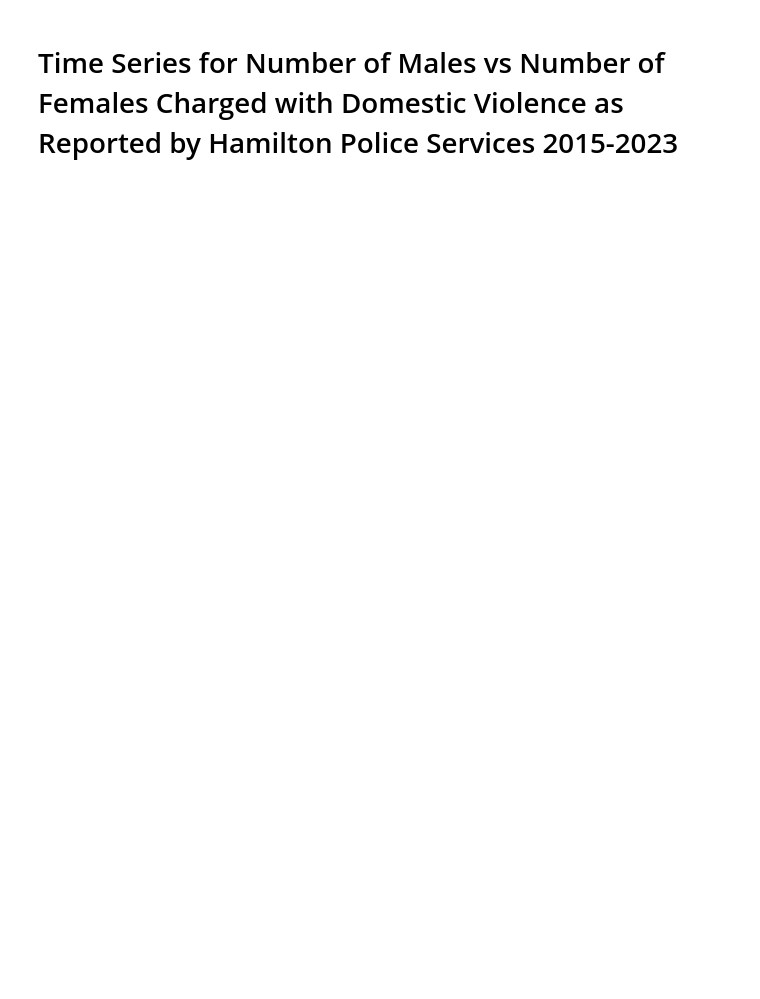
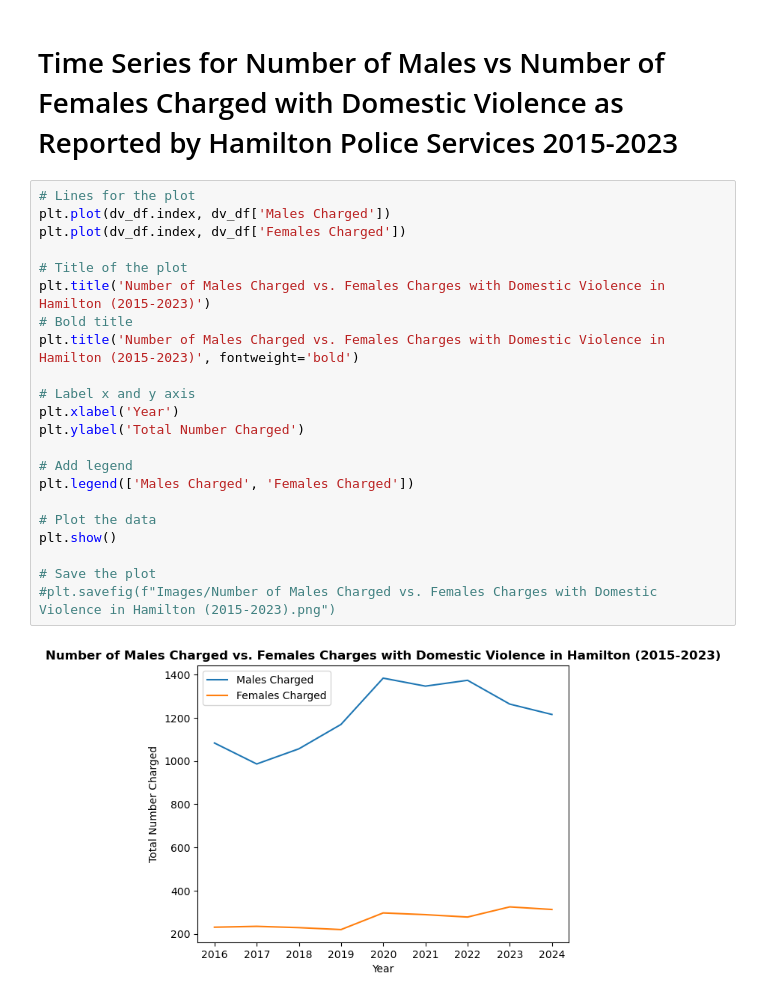
Before and after one commit to keyanap/YWCA-Gender-Based-Safety-Audit, a Jupyter notebook: DV_HPS_Time_Series.ipynb, the cells around one changed output. Drawn from its saved outputs; the diff is of its cells as text; blank space fills up the shorter version.

```diff
--- a/DV_HPS_Time_Series.ipynb
+++ b/DV_HPS_Time_Series.ipynb
@@ -100,2 +100,26 @@ plt.show()
 # %% [markdown]
 # Time Series for Number of Males vs Number of Females Charged with Domestic Violence as Reported by Hamilton Police Services 2015-2023
+# %%
+# Lines for the plot
+plt.plot(dv_df.index, dv_df['Males Charged'])
+plt.plot(dv_df.index, dv_df['Females Charged'])
+
+# Title of the plot
+plt.title('Number of Males Charged vs. Females Charges with Domestic Violence in Hamilton (2015-2023)')
+# Bold title
+plt.title('Number of Males Charged vs. Females Charges with Domestic Violence in Hamilton (2015-2023)', fontweight='bold')
+
+# Label x and y axis
+plt.xlabel('Year')
+plt.ylabel('Total Number Charged')
+
+# Add legend
+plt.legend(['Males Charged', 'Females Charged'])
+
+# Plot the data
+plt.show()
+
+# Save the plot
+#plt.savefig(f"Images/Number of Males Charged vs. Females Charges with Domestic Violence in Hamilton (2015-2023).png")
+# %% [output]
+[figure, added]
```
Also changed, not shown: parts of 5 cells of this notebook, 1 other file.
